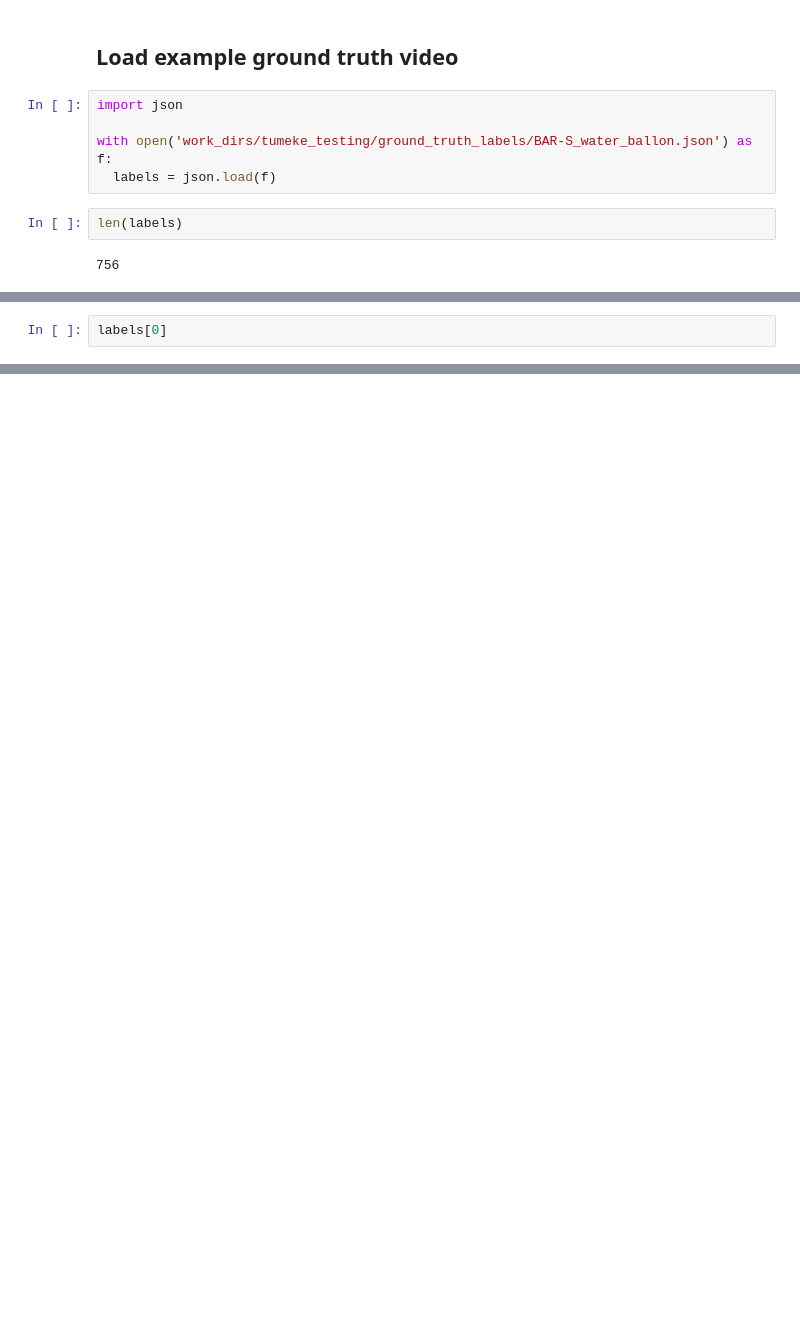
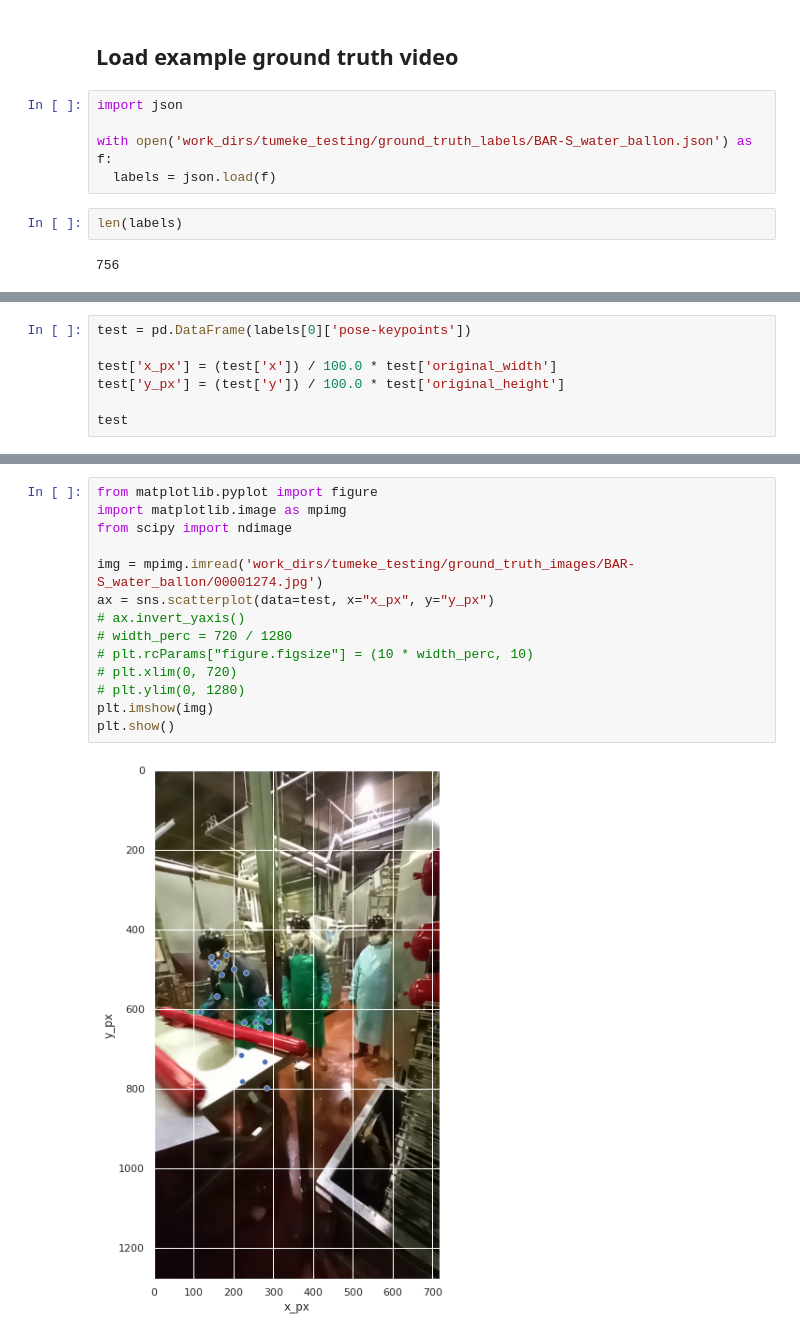
Before and after one commit to diwgan32/mmpose, a Jupyter notebook: TuMeke_Testing_Framework.ipynb, the cells around one changed output, grey strips where cells are left out. Drawn from its saved outputs; the diff is of its cells as text; blank space fills up the shorter version.

```diff
--- a/TuMeke_Testing_Framework.ipynb
+++ b/TuMeke_Testing_Framework.ipynb
@@ -390,3 +426,8 @@ len(labels)
 # %%
-labels[0]
+test = pd.DataFrame(labels[0]['pose-keypoints'])
+
+test['x_px'] = (test['x']) / 100.0 * test['original_width']
+test['y_px'] = (test['y']) / 100.0 * test['original_height']
+
+test
 # %% [output]
@@ -409,0 +451,16 @@ labels[0]
+# %%
+from matplotlib.pyplot import figure
+import matplotlib.image as mpimg
+from scipy import ndimage
+
+img = mpimg.imread('work_dirs/tumeke_testing/ground_truth_images/BAR-S_water_ballon/00001274.jpg')
+ax = sns.scatterplot(data=test, x="x_px", y="y_px")
+# ax.invert_yaxis()
+# width_perc = 720 / 1280
+# plt.rcParams["figure.figsize"] = (10 * width_perc, 10)
+# plt.xlim(0, 720)
+# plt.ylim(0, 1280)
+plt.imshow(img)
+plt.show()
+# %% [output]
+[figure, added]
```
Also changed, not shown: parts of 10 cells of this notebook, 2 other files.
